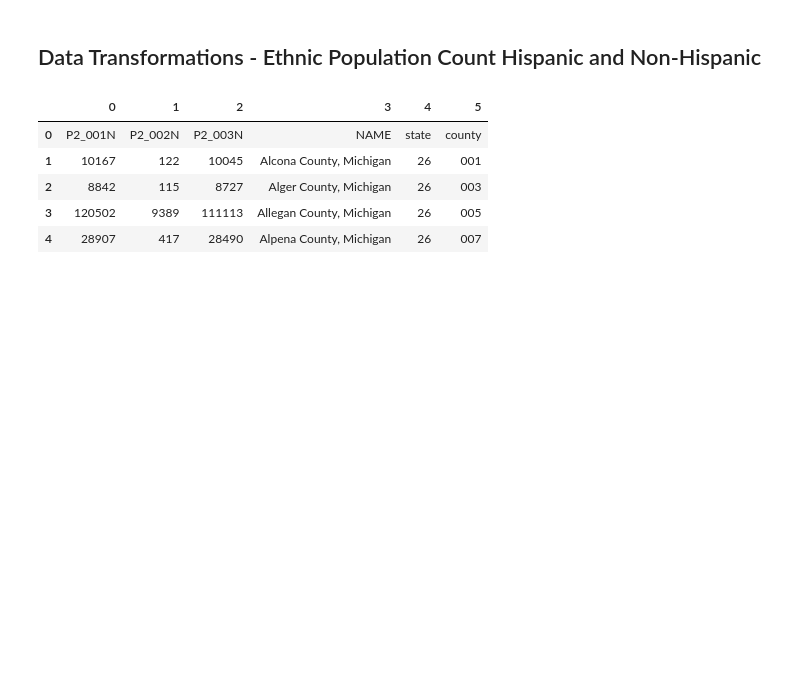
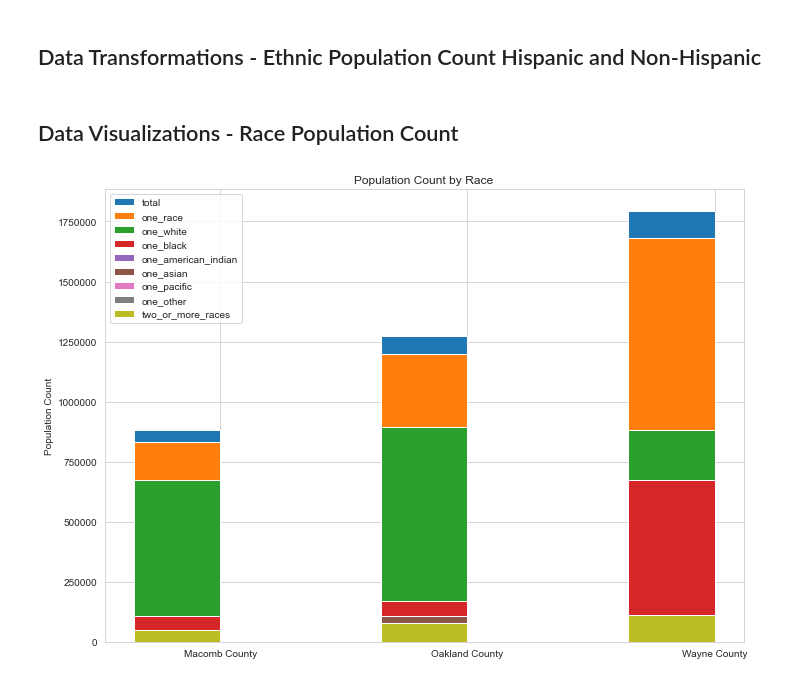
Before and after one commit to Yuchen-G/CC_Dashboard, a Jupyter notebook: demographic_analysis.ipynb, the cells around one changed output. Drawn from its saved outputs; the diff is of its cells as text; code cells hidden in the pictures; blank space fills up the shorter version.

Commit message:
visualizations for race and ethnicity

```diff
--- a/demographic_analysis.ipynb
+++ b/demographic_analysis.ipynb
@@ -120,7 +123,7 @@ file already exists, clearing and updating
 # %%
 race_pop_count_df = pd.read_json('RacePopCount.json')
 race_pop_count_df.rename(columns={0:'total', 1:'one_tot',2:'one_wht', 3:'one_blk',
-4:'one_ind', 5:'one_asn', 6:'one_pacific', 7:'one_other', 8:'two__more_total', 9:'NAME', 10:'state', 11:'county'}, inplace=True)
+4:'one_ind', 5:'one_asn', 6:'one_pacific', 7:'one_other', 8:'two_more_total', 9:'NAME', 10:'state', 11:'county'}, inplace=True)
 race_pop_count_df = race_pop_count_df.iloc[1:, :]
 race_pop_count_df['NAME'] = race_pop_count_df['NAME'].str.split(',', expand=True).iloc[:, 0]
 race_pop_count_df.drop(columns=['state', 'county'], inplace=True)
@@ -136,13 +130,10 @@ race_pop_count_df.head()
+# %%
+columns = list(race_pop_count_df.columns[:-1])
+race_pop_count_df = pd.melt(race_pop_count_df, id_vars=['NAME'], value_vars=columns)
+our_counties = ['Wayne County', 'Macomb County', 'Oakland County']
+race_pop_count_df = race_pop_count_df[race_pop_count_df['NAME'].isin(our_counties)]
+race_pop_count_df['value'] = race_pop_count_df['value'].map(lambda x: float(x))
 # %% [markdown]
 ## Data Transformations - Ethnic Population Count Hispanic and Non-Hispanic
 # %%
 ethnic_pop_count_df = pd.read_json('EthnicPopCount.json')
-# %%
-ethnic_pop_count_df.head()
-# %% [output]
-|  | 0 | 1 | 2 | 3 | 4 | 5 |
-| 0 | P2_001N | P2_002N | P2_003N | NAME | state | county |
-| 1 | 10167 | 122 | 10045 | Alcona County, Michigan | 26 | 001 |
-| 2 | 8842 | 115 | 8727 | Alger County, Michigan | 26 | 003 |
-| 3 | 120502 | 9389 | 111113 | Allegan County, Michigan | 26 | 005 |
-| 4 | 28907 | 417 | 28490 | Alpena County, Michigan | 26 | 007 |
@@ -148,0 +152,28 @@ ethnic_pop_count_df.head()
+# %% [markdown]
+## Data Visualizations - Race Population Count
+# %%
+sns.set_style('whitegrid')
+variables = {}
+for variable in race_pop_count_df['variable'].unique():
+    variables[variable] = race_pop_count_df.loc[race_pop_count_df['variable']==variable, 'value']
+
+fig, ax = plt.subplots(figsize=(10,7))
+
+total = ax.bar(x - width/2, variables['total'], width, label='total')
+one_tot = ax.bar(x - width/2, variables['one_tot'], width, label='one_race')
+one_wht = ax.bar(x - width/2, variables['one_wht'], width, label='one_white')
+one_blk = ax.bar(x - width/2, variables['one_blk'], width, label='one_black')
+one_ind = ax.bar(x - width/2, variables['one_ind'], width, label='one_american_indian')
+one_asn = ax.bar(x - width/2, variables['one_asn'], width, label='one_asian')
+one_pacific = ax.bar(x - width/2, variables['one_pacific'], width, label='one_pacific')
+one_other = ax.bar(x - width/2, variables['one_other'], width, label='one_other')
+two_more_total = ax.bar(x - width/2, variables['two_more_total'], width, label='two_or_more_races')
+ax.set_ylabel('Population Count')
+ax.set_title('Population Count by Race')
+ax.ticklabel_format(useOffset=False, style='plain')
+ax.legend()
+fig.tight_layout()
+plt.xticks(x, labels)
+plt.show()
+# %% [output]
+[figure, added]
```
Also changed, not shown: parts of 9 cells of this notebook.
